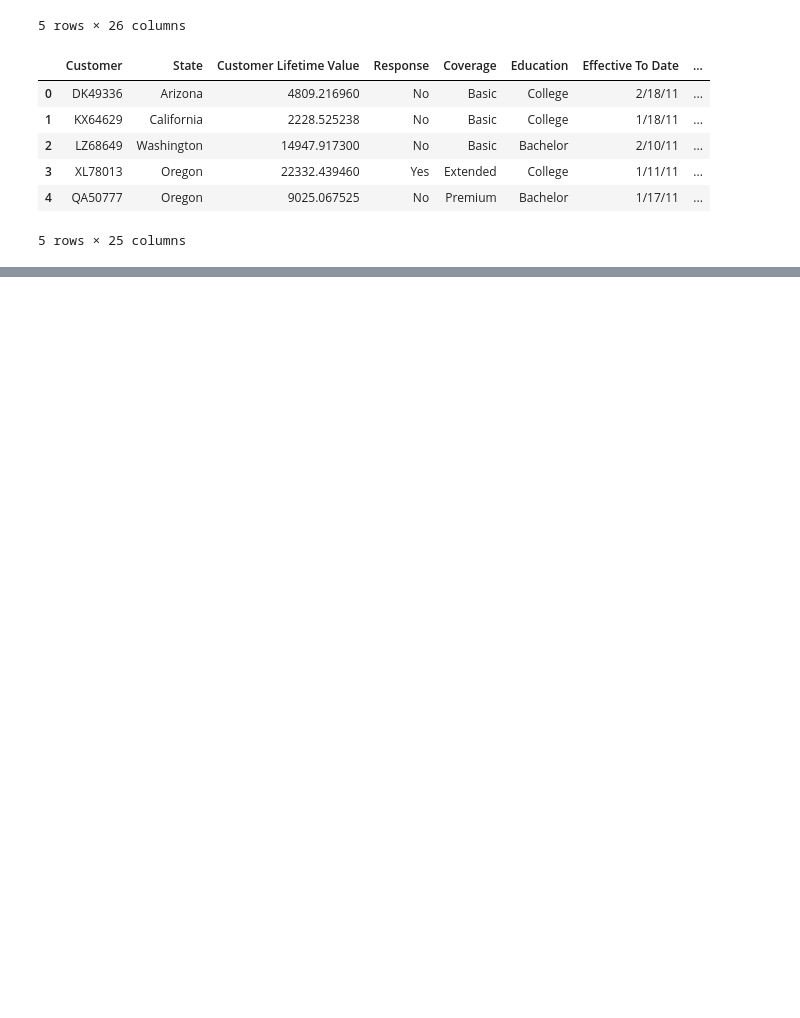
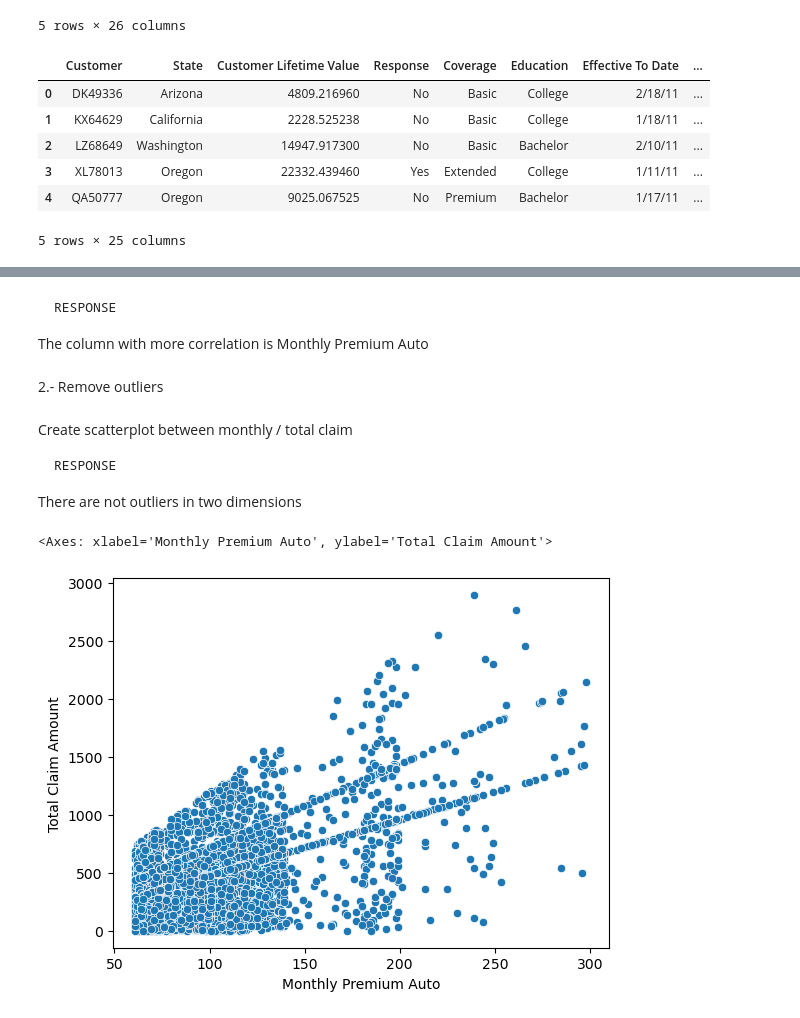
Before and after one commit to marina-lc16/Language_Model_API, a Jupyter notebook: Week_2/Day_2/Morning/lab-model-generation-and-validation/lab-model-generation-and-validation.ipynb, the cells around one changed output, grey strips where cells are left out. Saved outputs shown, nothing was run; the diff lists cells and outputs as text; code cells hidden in the pictures; blank space fills up the shorter version.

```diff
--- a/Week_2/Day_2/Morning/lab-model-generation-and-validation/lab-model-generation-and-validation.ipynb
+++ b/Week_2/Day_2/Morning/lab-model-generation-and-validation/lab-model-generation-and-validation.ipynb
@@ -470,0 +494,15 @@ generation.head()
+# %% [markdown]
+    RESPONSE
+The column with more correlation is Monthly Premium Auto
+# %% [markdown]
+2.- Remove outliers
+# %% [markdown]
+Create scatterplot between monthly / total claim
+
+    RESPONSE
+There are not outliers in two dimensions
+# %%
+sns.scatterplot(data=generation1, x="Monthly Premium Auto", y="Total Claim Amount")
+# %% [output]
+<Axes: xlabel='Monthly Premium Auto', ylabel='Total Claim Amount'>
+[figure, added]
```
Also changed, not shown: parts of 42 cells of this notebook.
